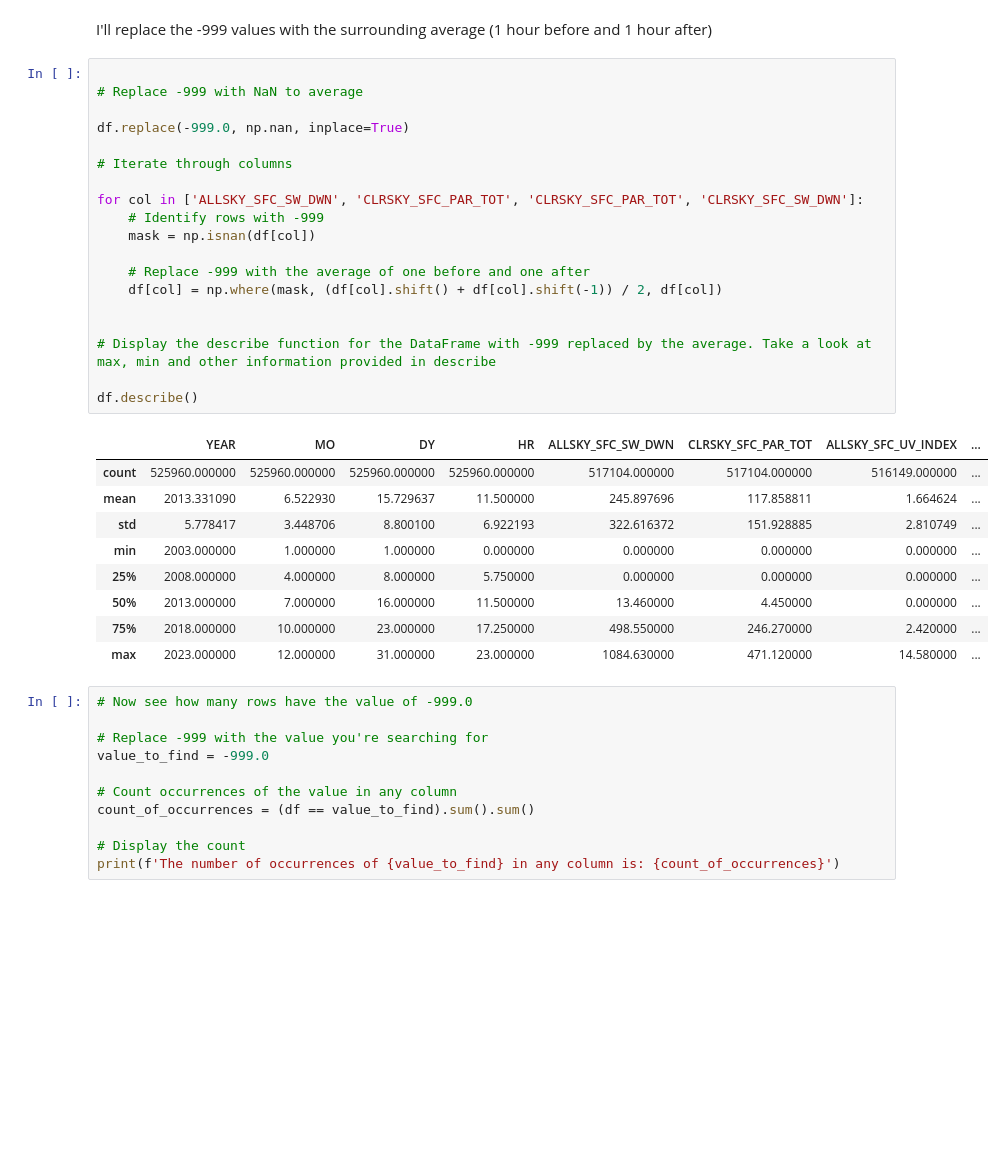
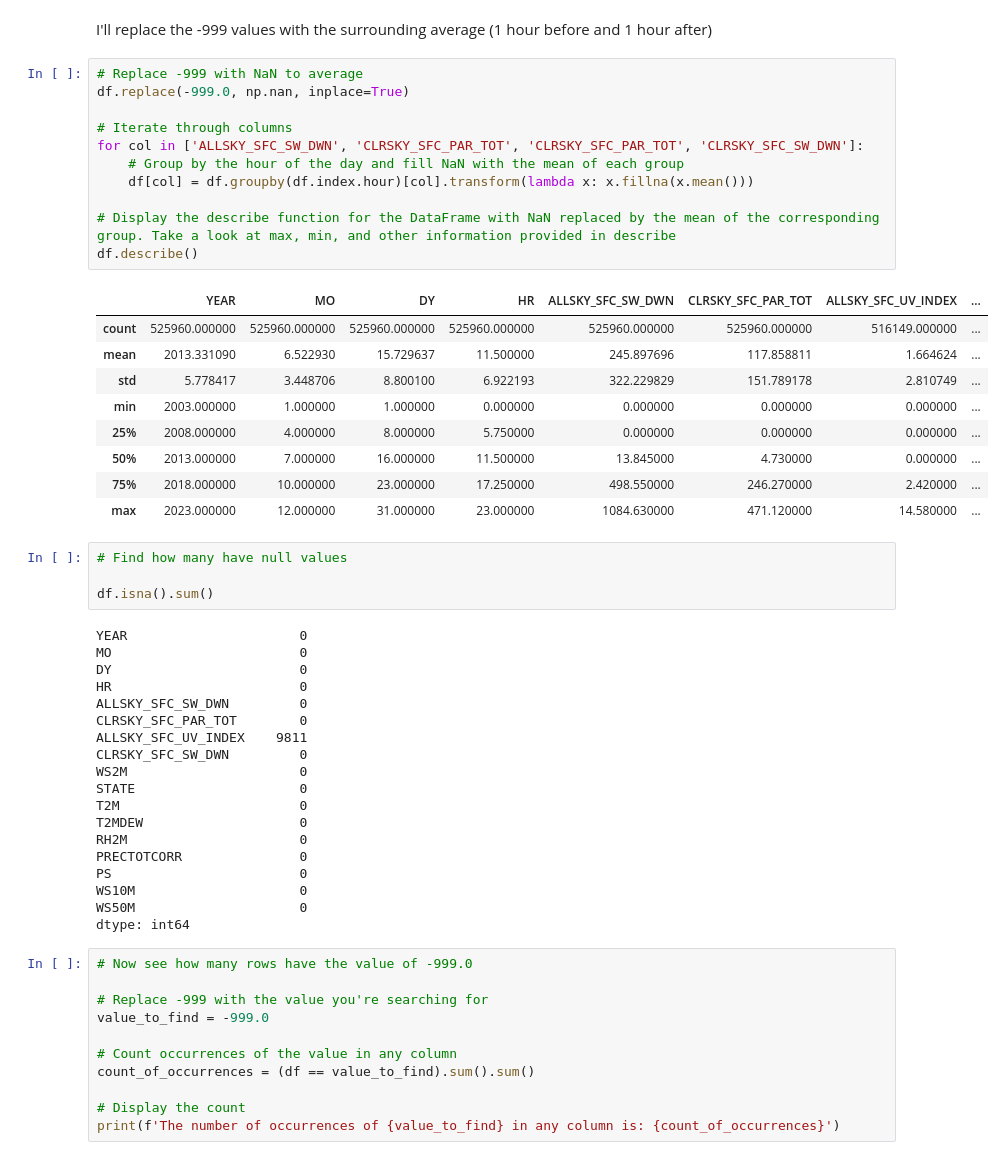
Before and after one commit to cjzaffaroni/Springboard, a Jupyter notebook: CapstoneThree/Capstone3_DataWrangling.ipynb, the cells around one changed output. Saved outputs shown, nothing was run; the diff lists cells and outputs as text; blank space fills up the shorter version.

```diff
--- a/CapstoneThree/Capstone3_DataWrangling.ipynb
+++ b/CapstoneThree/Capstone3_DataWrangling.ipynb
@@ -1319,35 +1319,50 @@ unique values: DatetimeIndex(['2003-11-19 12:00:00', '2004-01-29 10:00:00',
               dtype='datetime64[ns]', name='DATE', length=3888, freq=None)
 # %% [markdown]
 I'll replace the -999 values with the surrounding average (1 hour before and 1 hour after)
-# %%
-
-# Replace -999 with NaN to average
-
-df.replace(-999.0, np.nan, inplace=True)
-
-# Iterate through columns
-
-for col in ['ALLSKY_SFC_SW_DWN', 'CLRSKY_SFC_PAR_TOT', 'CLRSKY_SFC_PAR_TOT', 'CLRSKY_SFC_SW_DWN']:
-    # Identify rows with -999
-    mask = np.isnan(df[col])
-
-    # Replace -999 with the average of one before and one after
-    df[col] = np.where(mask, (df[col].shift() + df[col].shift(-1)) / 2, df[col])
-
-
-# Display the describe function for the DataFrame with -999 replaced by the average. Take a look at max, min and other information provided in describe
-
-df.describe()
-# %% [output]
-|  | YEAR | MO | DY | HR | ALLSKY_SFC_SW_DWN | CLRSKY_SFC_PAR_TOT | ALLSKY_SFC_UV_INDEX | ... |
-| count | 525960.000000 | 525960.000000 | 525960.000000 | 525960.000000 | 517104.000000 | 517104.000000 | 516149.000000 | ... |
-| mean | 2013.331090 | 6.522930 | 15.729637 | 11.500000 | 245.897696 | 117.858811 | 1.664624 | ... |
-| std | 5.778417 | 3.448706 | 8.800100 | 6.922193 | 322.616372 | 151.928885 | 2.810749 | ... |
-| min | 2003.000000 | 1.000000 | 1.000000 | 0.000000 | 0.000000 | 0.000000 | 0.000000 | ... |
-| 25% | 2008.000000 | 4.000000 | 8.000000 | 5.750000 | 0.000000 | 0.000000 | 0.000000 | ... |
-| 50% | 2013.000000 | 7.000000 | 16.000000 | 11.500000 | 13.460000 | 4.450000 | 0.000000 | ... |
-| 75% | 2018.000000 | 10.000000 | 23.000000 | 17.250000 | 498.550000 | 246.270000 | 2.420000 | ... |
-| max | 2023.000000 | 12.000000 | 31.000000 | 23.000000 | 1084.630000 | 471.120000 | 14.580000 | ... |
+# %%
+# Replace -999 with NaN to average
+df.replace(-999.0, np.nan, inplace=True)
+
+# Iterate through columns
+for col in ['ALLSKY_SFC_SW_DWN', 'CLRSKY_SFC_PAR_TOT', 'CLRSKY_SFC_PAR_TOT', 'CLRSKY_SFC_SW_DWN']:
+    # Group by the hour of the day and fill NaN with the mean of each group
+    df[col] = df.groupby(df.index.hour)[col].transform(lambda x: x.fillna(x.mean()))
+
+# Display the describe function for the DataFrame with NaN replaced by the mean of the corresponding group. Take a look at max, min, and other information provided in describe
+df.describe()
+# %% [output]
+|  | YEAR | MO | DY | HR | ALLSKY_SFC_SW_DWN | CLRSKY_SFC_PAR_TOT | ALLSKY_SFC_UV_INDEX | ... |
+| count | 525960.000000 | 525960.000000 | 525960.000000 | 525960.000000 | 525960.000000 | 525960.000000 | 516149.000000 | ... |
+| mean | 2013.331090 | 6.522930 | 15.729637 | 11.500000 | 245.897696 | 117.858811 | 1.664624 | ... |
+| std | 5.778417 | 3.448706 | 8.800100 | 6.922193 | 322.229829 | 151.789178 | 2.810749 | ... |
+| min | 2003.000000 | 1.000000 | 1.000000 | 0.000000 | 0.000000 | 0.000000 | 0.000000 | ... |
+| 25% | 2008.000000 | 4.000000 | 8.000000 | 5.750000 | 0.000000 | 0.000000 | 0.000000 | ... |
+| 50% | 2013.000000 | 7.000000 | 16.000000 | 11.500000 | 13.845000 | 4.730000 | 0.000000 | ... |
+| 75% | 2018.000000 | 10.000000 | 23.000000 | 17.250000 | 498.550000 | 246.270000 | 2.420000 | ... |
+| max | 2023.000000 | 12.000000 | 31.000000 | 23.000000 | 1084.630000 | 471.120000 | 14.580000 | ... |
+# %%
+# Find how many have null values
+
+df.isna().sum()
+# %% [output]
+YEAR                      0
+MO                        0
+DY                        0
+HR                        0
+ALLSKY_SFC_SW_DWN         0
+CLRSKY_SFC_PAR_TOT        0
+ALLSKY_SFC_UV_INDEX    9811
+CLRSKY_SFC_SW_DWN         0
+WS2M                      0
+STATE                     0
+T2M                       0
+T2MDEW                    0
+RH2M                      0
+PRECTOTCORR               0
+PS                        0
+WS10M                     0
+WS50M                     0
+dtype: int64
 # %%
 # Now see how many rows have the value of -999.0
 
```
Also changed, not shown: parts of 5 cells of this notebook.
